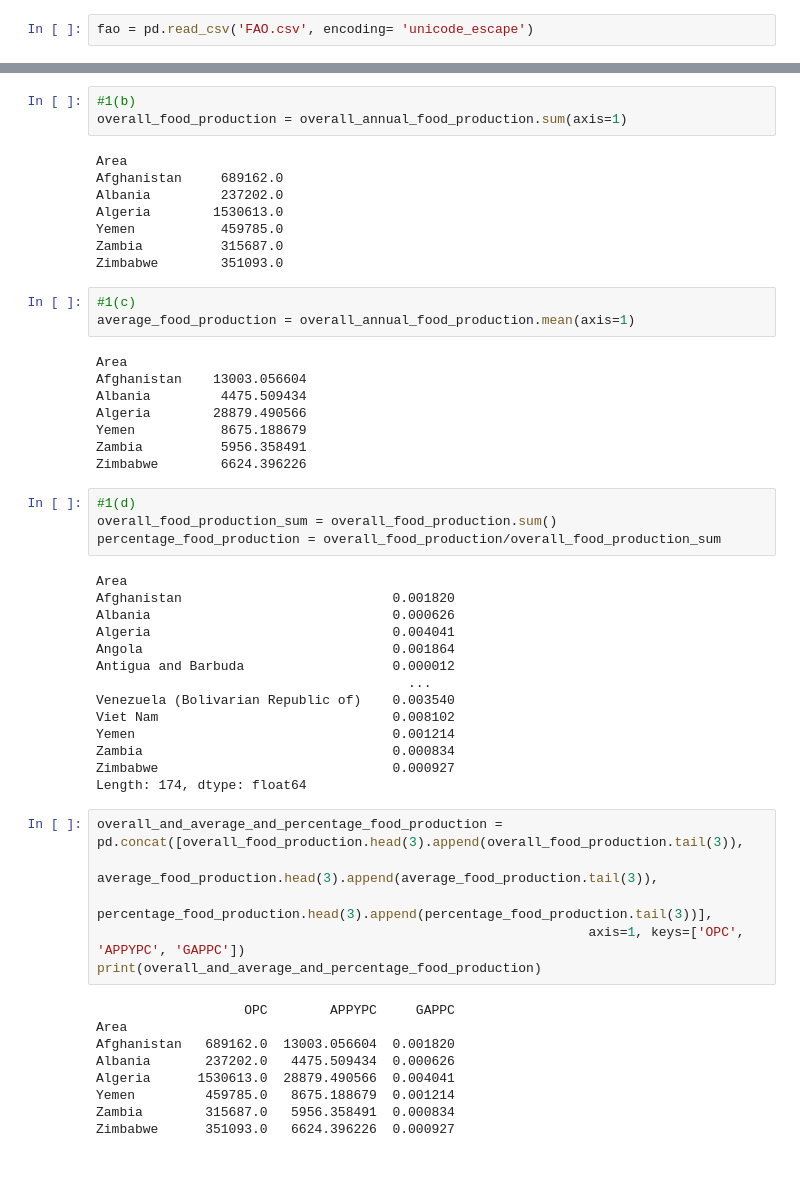
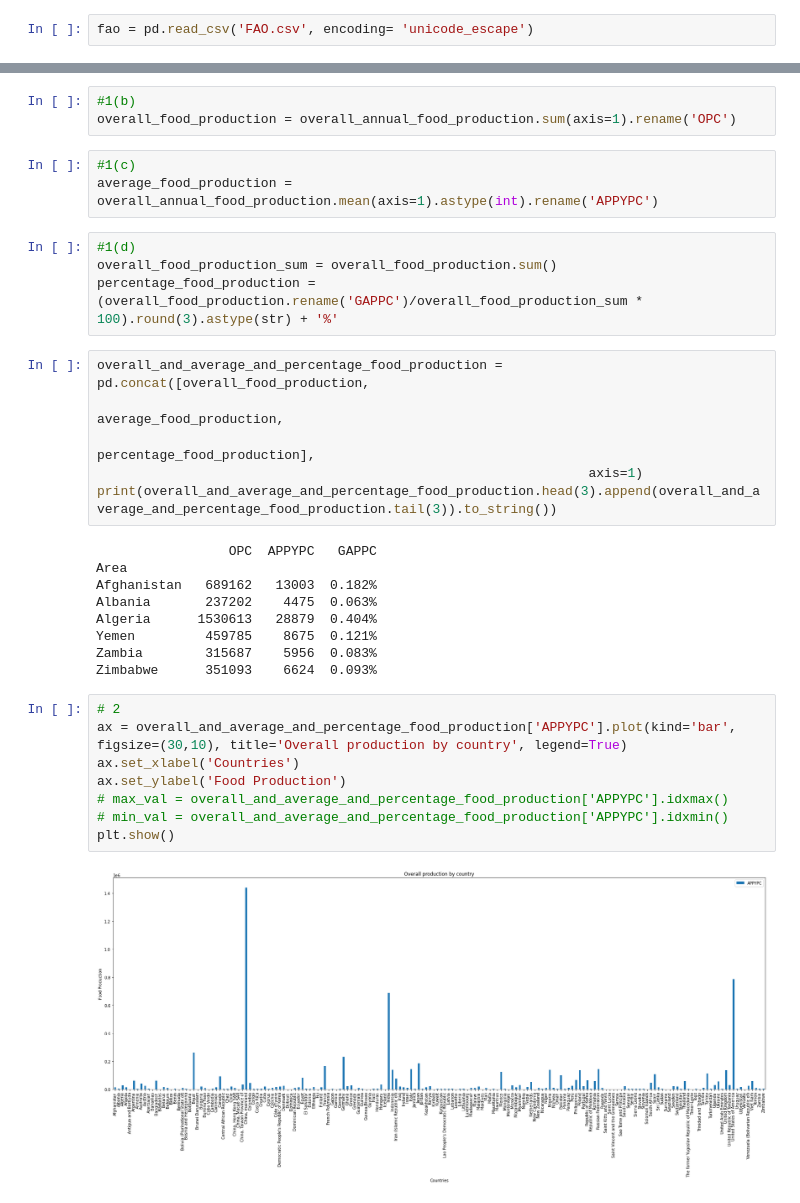
Before and after one commit to shenghaoc/ee3801-data-engineering-principles-labs, a Jupyter notebook: lab_2/lab2.ipynb, the cells around one changed output, grey strips where cells are left out. Drawn from its saved outputs; the diff is of its cells as text; blank space fills up the shorter version.

```diff
--- a/lab_2/lab2.ipynb
+++ b/lab_2/lab2.ipynb
@@ -10,56 +10,36 @@ overall_annual_food_production = fao.groupby("Area").sum()
 overall_annual_food_production.to_csv('overall_annual_food_production.csv')
 # %%
 #1(b)
-overall_food_production = overall_annual_food_production.sum(axis=1)
+overall_food_production = overall_annual_food_production.sum(axis=1).rename('OPC')
-# %% [output]
-Area
-Afghanistan     689162.0
-Albania         237202.0
-Algeria        1530613.0
-Yemen           459785.0
-Zambia          315687.0
-Zimbabwe        351093.0
 # %%
 #1(c)
-average_food_production = overall_annual_food_production.mean(axis=1)
+average_food_production = overall_annual_food_production.mean(axis=1).astype(int).rename('APPYPC')
-# %% [output]
-Area
-Afghanistan    13003.056604
-Albania         4475.509434
-Algeria        28879.490566
-Yemen           8675.188679
-Zambia          5956.358491
-Zimbabwe        6624.396226
 # %%
 #1(d)
 overall_food_production_sum = overall_food_production.sum()
-percentage_food_production = overall_food_production/overall_food_production_sum
+percentage_food_production = (overall_food_production.rename('GAPPC')/overall_food_production_sum * 100).round(3).astype(str) + '%'
-# %% [output]
-Area
-Afghanistan                           0.001820
-Albania                               0.000626
-Algeria                               0.004041
-Angola                                0.001864
-Antigua and Barbuda                   0.000012
-                                        ...
-Venezuela (Bolivarian Republic of)    0.003540
-Viet Nam                              0.008102
-Yemen                                 0.001214
-Zambia                                0.000834
-Zimbabwe                              0.000927
-Length: 174, dtype: float64
-# %%
-overall_and_average_and_percentage_food_production = pd.concat([overall_food_production.head(3).append(overall_food_production.tail(3)),
-                                                               average_food_production.head(3).append(average_food_production.tail(3)),
-                                                               percentage_food_production.head(3).append(percentage_food_production.tail(3))],
-                                                               axis=1, keys=['OPC', 'APPYPC', 'GAPPC'])
-print(overall_and_average_and_percentage_food_production)
-# %% [output]
-                   OPC        APPYPC     GAPPC
-Area
-Afghanistan   689162.0  13003.056604  0.001820
-Albania       237202.0   4475.509434  0.000626
-Algeria      1530613.0  28879.490566  0.004041
-Yemen         459785.0   8675.188679  0.001214
-Zambia        315687.0   5956.358491  0.000834
-Zimbabwe      351093.0   6624.396226  0.000927
+# %%
+overall_and_average_and_percentage_food_production = pd.concat([overall_food_production,
+                                                               average_food_production,
+                                                               percentage_food_production],
+                                                               axis=1)
+print(overall_and_average_and_percentage_food_production.head(3).append(overall_and_average_and_percentage_food_production.tail(3)).to_string())
+# %% [output]
+                 OPC  APPYPC   GAPPC
+Area
+Afghanistan   689162   13003  0.182%
+Albania       237202    4475  0.063%
+Algeria      1530613   28879  0.404%
+Yemen         459785    8675  0.121%
+Zambia        315687    5956  0.083%
+Zimbabwe      351093    6624  0.093%
+# %%
+# 2
+ax = overall_and_average_and_percentage_food_production['APPYPC'].plot(kind='bar', figsize=(30,10), title='Overall production by country', legend=True)
+ax.set_xlabel('Countries')
+ax.set_ylabel('Food Production')
+# max_val = overall_and_average_and_percentage_food_production['APPYPC'].idxmax()
+# min_val = overall_and_average_and_percentage_food_production['APPYPC'].idxmin()
+plt.show()
+# %% [output]
+[figure, added]
```
Also changed, not shown: parts of 1 cell of this notebook.
